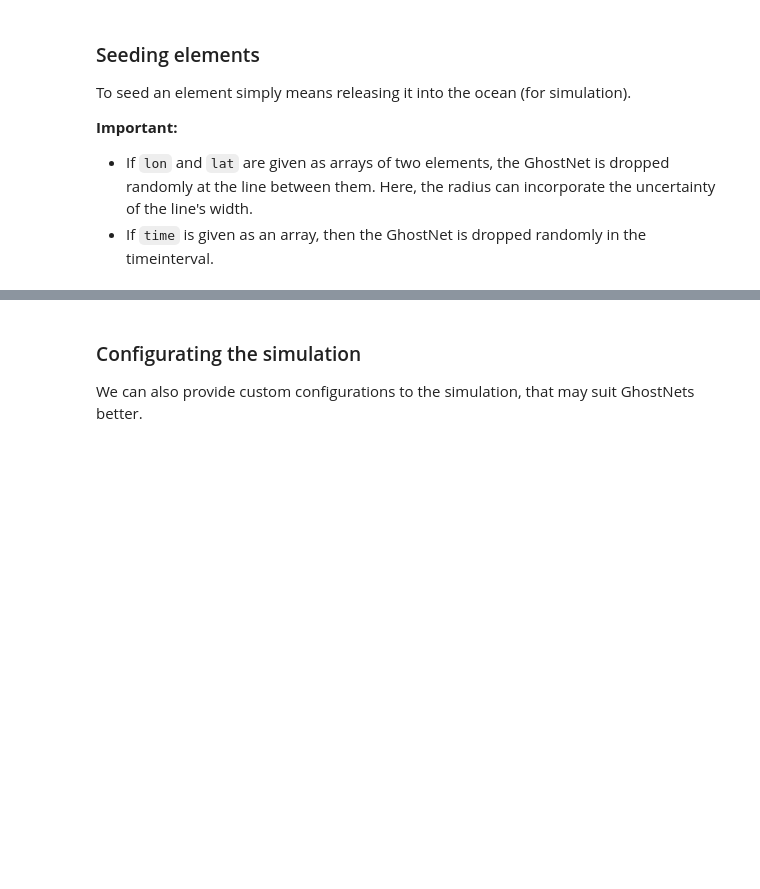
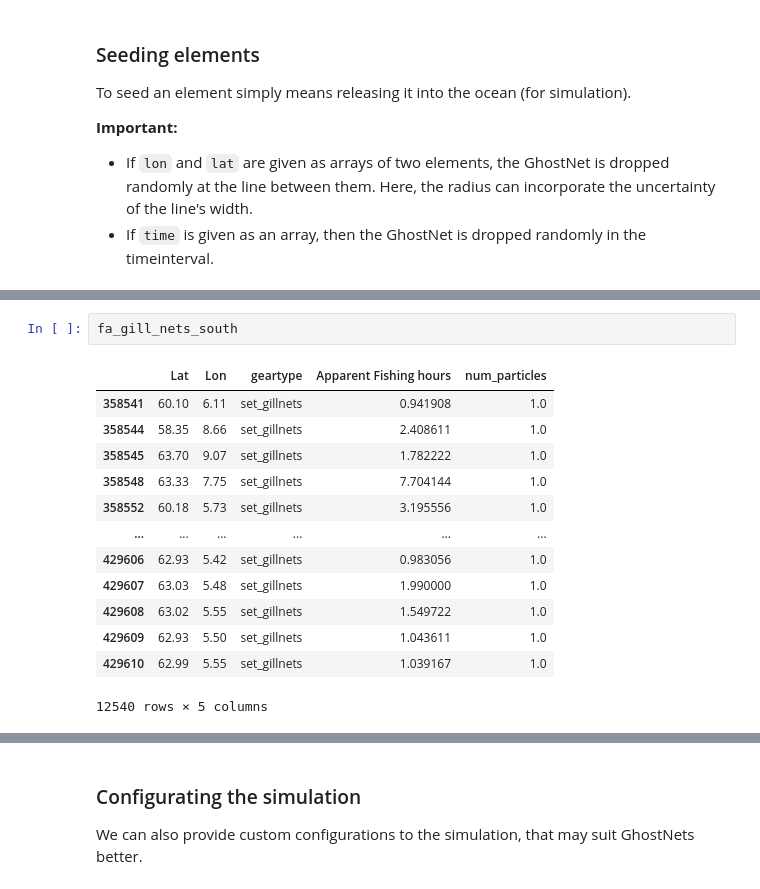
Before and after one commit to olavforland/GhostNetModeling, a Jupyter notebook: FishingNetSimulation/ghostnet_modelling.ipynb, the cells around one changed output, grey strips where cells are left out. Cells and saved outputs as stored; diff of their text form; blank space fills up the shorter version.

```diff
--- a/FishingNetSimulation/ghostnet_modelling.ipynb
+++ b/FishingNetSimulation/ghostnet_modelling.ipynb
@@ -193,3 +277,19 @@ To seed an element simply means releasing it into the ocean (for simulation). <b
+# %%
+fa_gill_nets_south
+# %% [output]
+|  | Lat | Lon | geartype | Apparent Fishing hours | num_particles |
+| 358541 | 60.10 | 6.11 | set_gillnets | 0.941908 | 1.0 |
+| 358544 | 58.35 | 8.66 | set_gillnets | 2.408611 | 1.0 |
+| 358545 | 63.70 | 9.07 | set_gillnets | 1.782222 | 1.0 |
+| 358548 | 63.33 | 7.75 | set_gillnets | 7.704144 | 1.0 |
+| 358552 | 60.18 | 5.73 | set_gillnets | 3.195556 | 1.0 |
+| ... | ... | ... | ... | ... | ... |
+| 429606 | 62.93 | 5.42 | set_gillnets | 0.983056 | 1.0 |
+| 429607 | 63.03 | 5.48 | set_gillnets | 1.990000 | 1.0 |
+| 429608 | 63.02 | 5.55 | set_gillnets | 1.549722 | 1.0 |
+| 429609 | 62.93 | 5.50 | set_gillnets | 1.043611 | 1.0 |
+| 429610 | 62.99 | 5.55 | set_gillnets | 1.039167 | 1.0 |
+12540 rows × 5 columns
 # %%
 # These are the standard arguments.
 # number GhostNet is dropped at longitude 4.3, lattitude 60 within a radius of 1000 meters.
```
Also changed, not shown: parts of 39 cells of this notebook, 1 other file.
